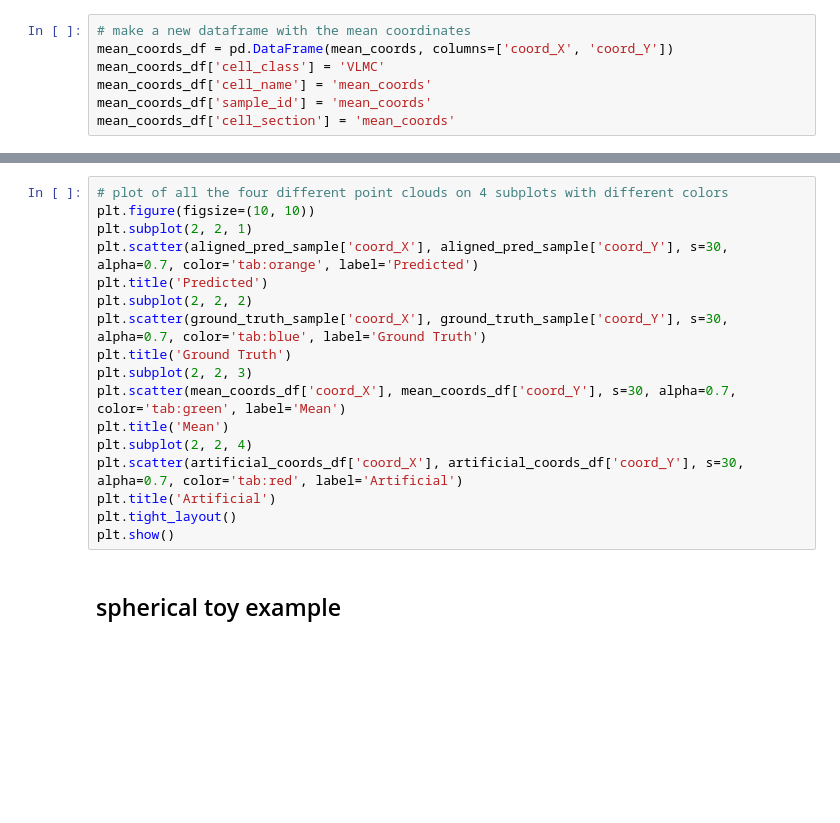
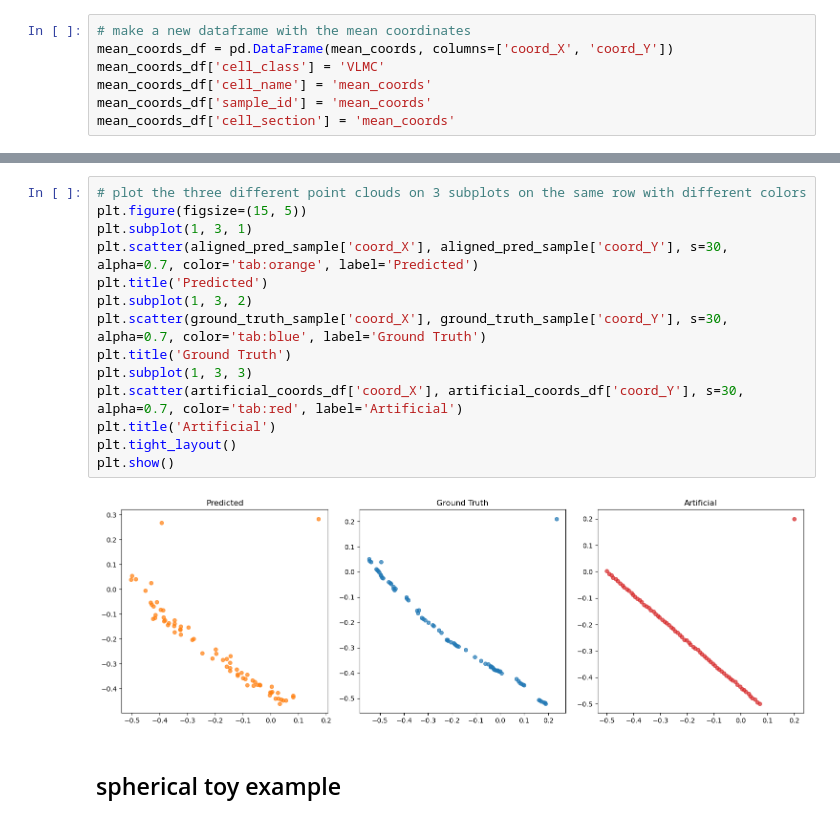
Before and after one commit to abelsalm/Celullar-Tissue-Spatial-Metrics-, a Jupyter notebook: spectral-graph-entropy/spectral_graph_tests.ipynb, the cells around one changed output, grey strips where cells are left out. Cells and saved outputs as stored; diff of their text form; blank space fills up the shorter version.

```diff
--- a/spectral-graph-entropy/spectral_graph_tests.ipynb
+++ b/spectral-graph-entropy/spectral_graph_tests.ipynb
@@ -531,20 +600,19 @@ plt.show()
 # %%
-# plot of all the four different point clouds on 4 subplots with different colors
-plt.figure(figsize=(10, 10))
-plt.subplot(2, 2, 1)
+# plot the three different point clouds on 3 subplots on the same row with different colors
+plt.figure(figsize=(15, 5))
+plt.subplot(1, 3, 1)
 plt.scatter(aligned_pred_sample['coord_X'], aligned_pred_sample['coord_Y'], s=30, alpha=0.7, color='tab:orange', label='Predicted')
 plt.title('Predicted')
-plt.subplot(2, 2, 2)
+plt.subplot(1, 3, 2)
 plt.scatter(ground_truth_sample['coord_X'], ground_truth_sample['coord_Y'], s=30, alpha=0.7, color='tab:blue', label='Ground Truth')
 plt.title('Ground Truth')
-plt.subplot(2, 2, 3)
-plt.scatter(mean_coords_df['coord_X'], mean_coords_df['coord_Y'], s=30, alpha=0.7, color='tab:green', label='Mean')
-plt.title('Mean')
-plt.subplot(2, 2, 4)
+plt.subplot(1, 3, 3)
 plt.scatter(artificial_coords_df['coord_X'], artificial_coords_df['coord_Y'], s=30, alpha=0.7, color='tab:red', label='Artificial')
 plt.title('Artificial')
 plt.tight_layout()
 plt.show()
+# %% [output]
+[figure, added]
 # %% [markdown]
 ## spherical toy example
 # %% [markdown]
```
Also changed, not shown: parts of 23 cells of this notebook, 13 other files.
